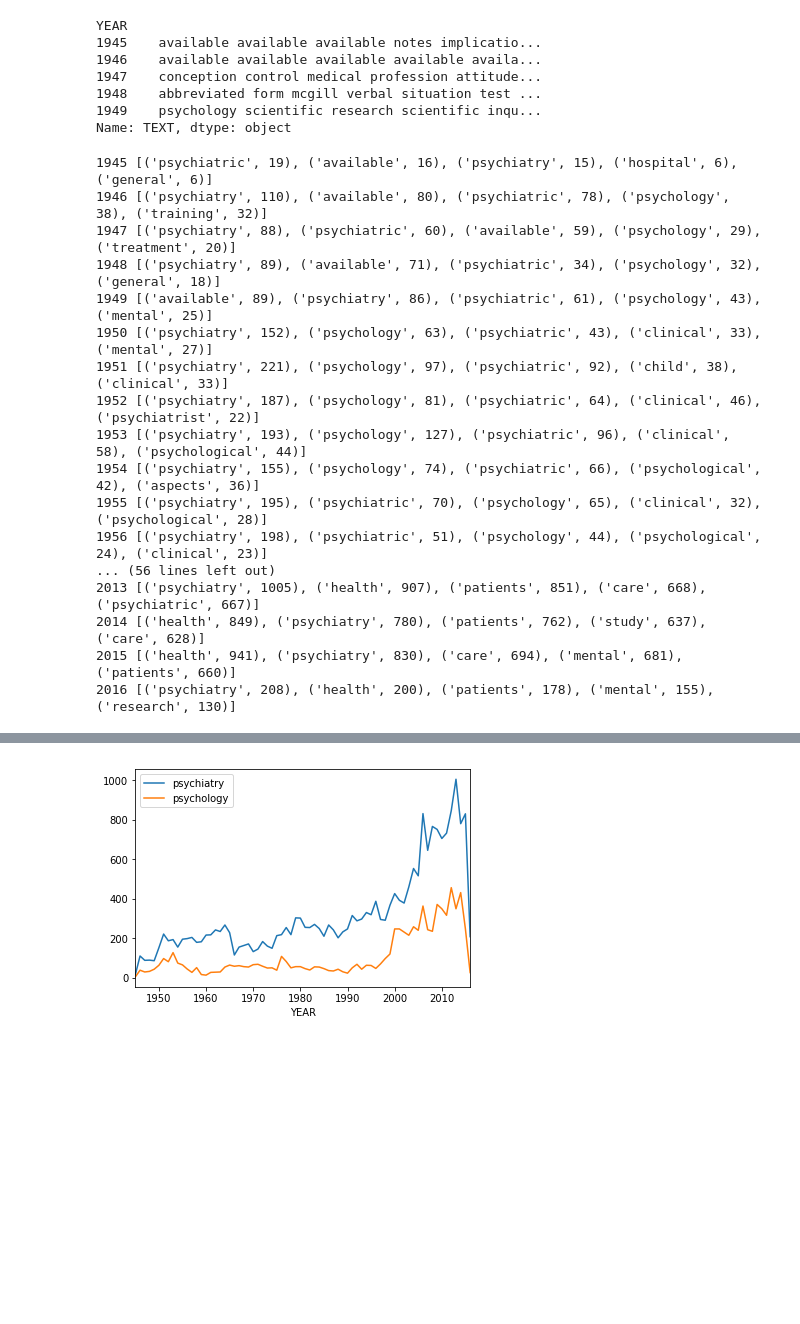
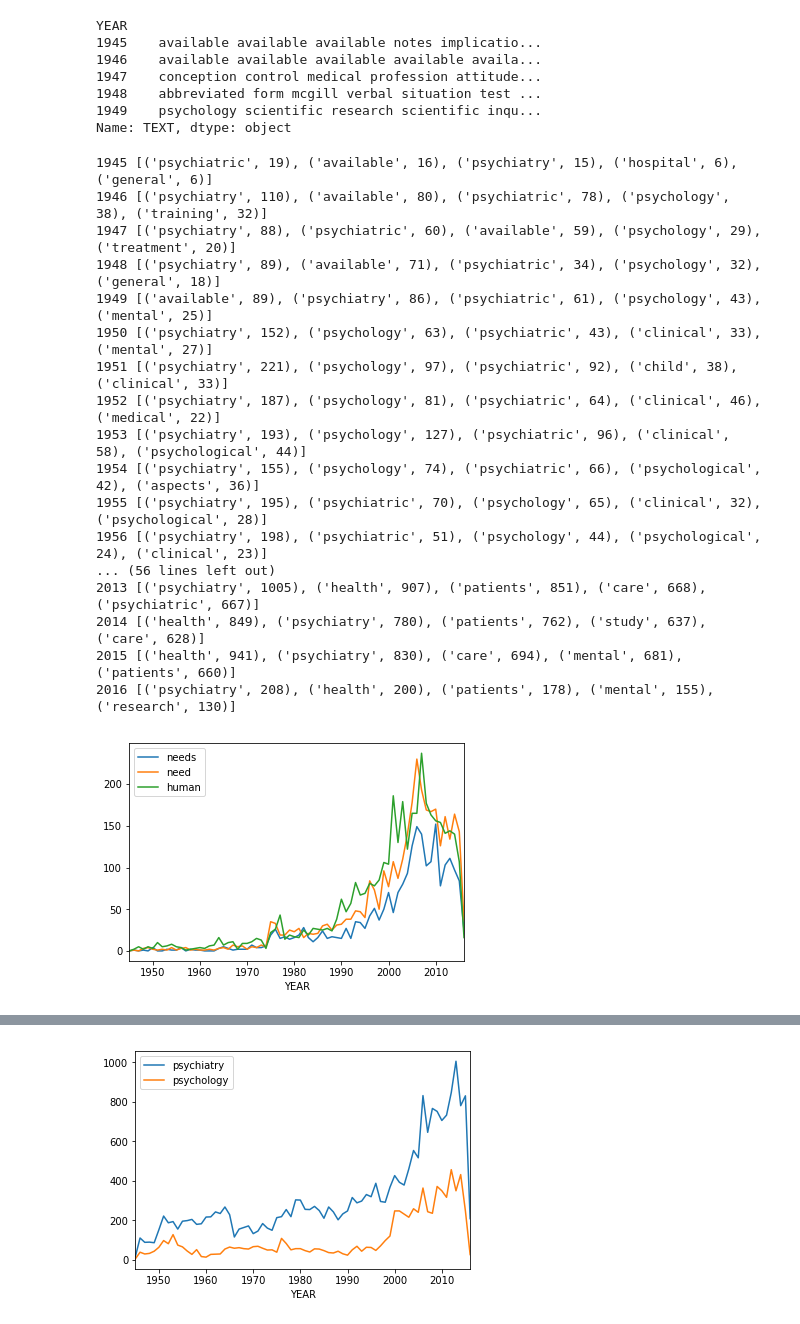
Before and after one commit to mavillard/jackie, a Jupyter notebook: 07_analysis.ipynb, the cells around one changed output, grey strips where cells are left out. Cells and saved outputs as stored; diff of their text form; code cells hidden in the pictures; blank space fills up the shorter version.

```diff
--- a/07_analysis.ipynb
+++ b/07_analysis.ipynb
@@ -25,3 +28,8 @@ articles_df = pd.read_csv(
 articles_df.shape
 # %% [output]
 (72384, 12)
+# %%
+sss=set()
+for x in articles_df.MESH:
+    for y in x:
+        sss.add(y)
@@ -192,7 +224,7 @@ for year, row in counter_by_year_sr.iteritems():
 1949 [('available', 89), ('psychiatry', 86), ('psychiatric', 61), ('psychology', 43), ('mental', 25)]
 1950 [('psychiatry', 152), ('psychology', 63), ('psychiatric', 43), ('clinical', 33), ('mental', 27)]
 1951 [('psychiatry', 221), ('psychology', 97), ('psychiatric', 92), ('child', 38), ('clinical', 33)]
-1952 [('psychiatry', 187), ('psychology', 81), ('psychiatric', 64), ('clinical', 46), ('psychiatrist', 22)]
+1952 [('psychiatry', 187), ('psychology', 81), ('psychiatric', 64), ('clinical', 46), ('medical', 22)]
 1953 [('psychiatry', 193), ('psychology', 127), ('psychiatric', 96), ('clinical', 58), ('psychological', 44)]
 1954 [('psychiatry', 155), ('psychology', 74), ('psychiatric', 66), ('psychological', 42), ('aspects', 36)]
 1955 [('psychiatry', 195), ('psychiatric', 70), ('psychology', 65), ('clinical', 32), ('psychological', 28)]
@@ -209,3 +241,7 @@ def words_df(*ws, prop=False):
         index=counter_by_year_sr.index,
         columns=ws,
     )
+# %%
+words_df('needs', 'need', 'human').plot();
+# %% [output]
+[figure, added]
```
Also changed, not shown: parts of 21 cells of this notebook, 2 other files.
